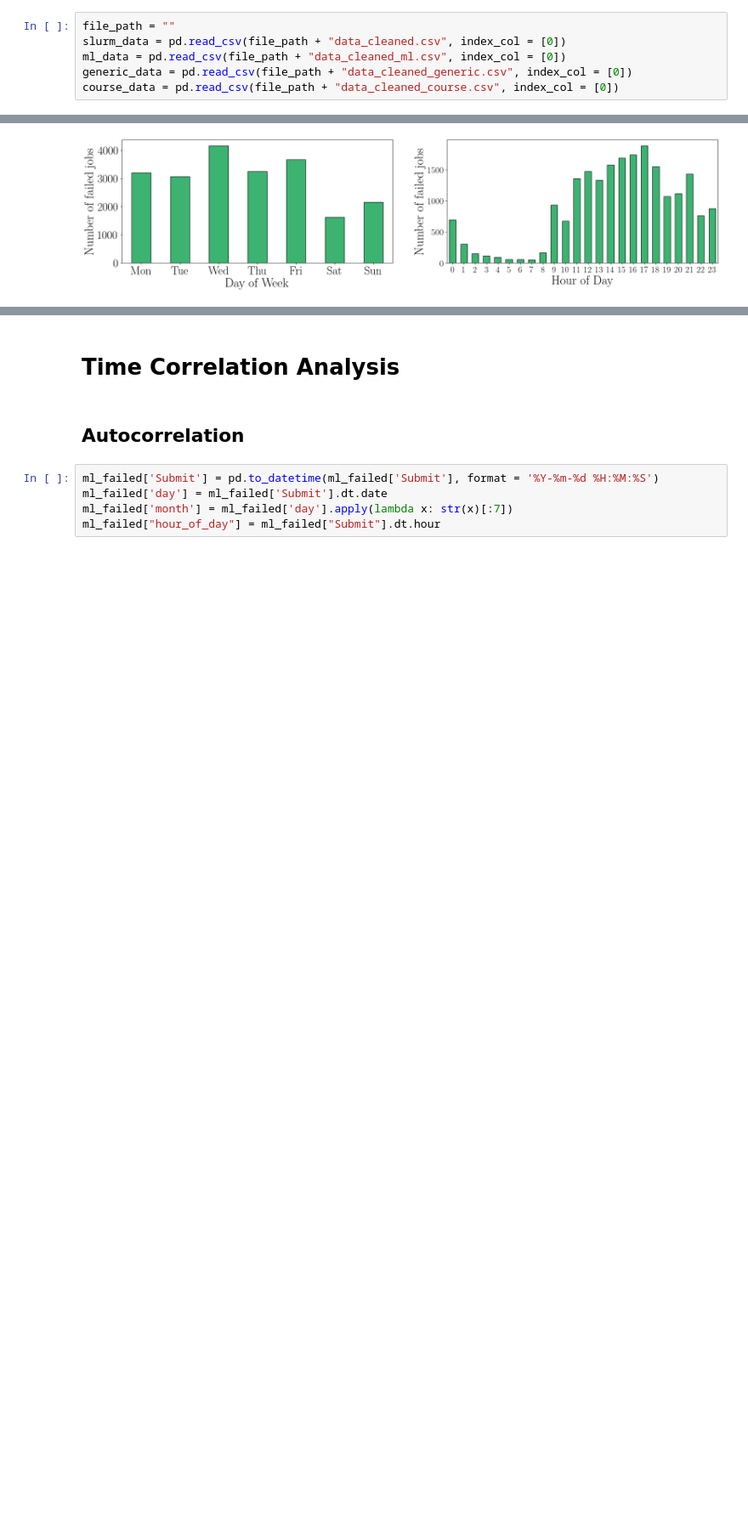
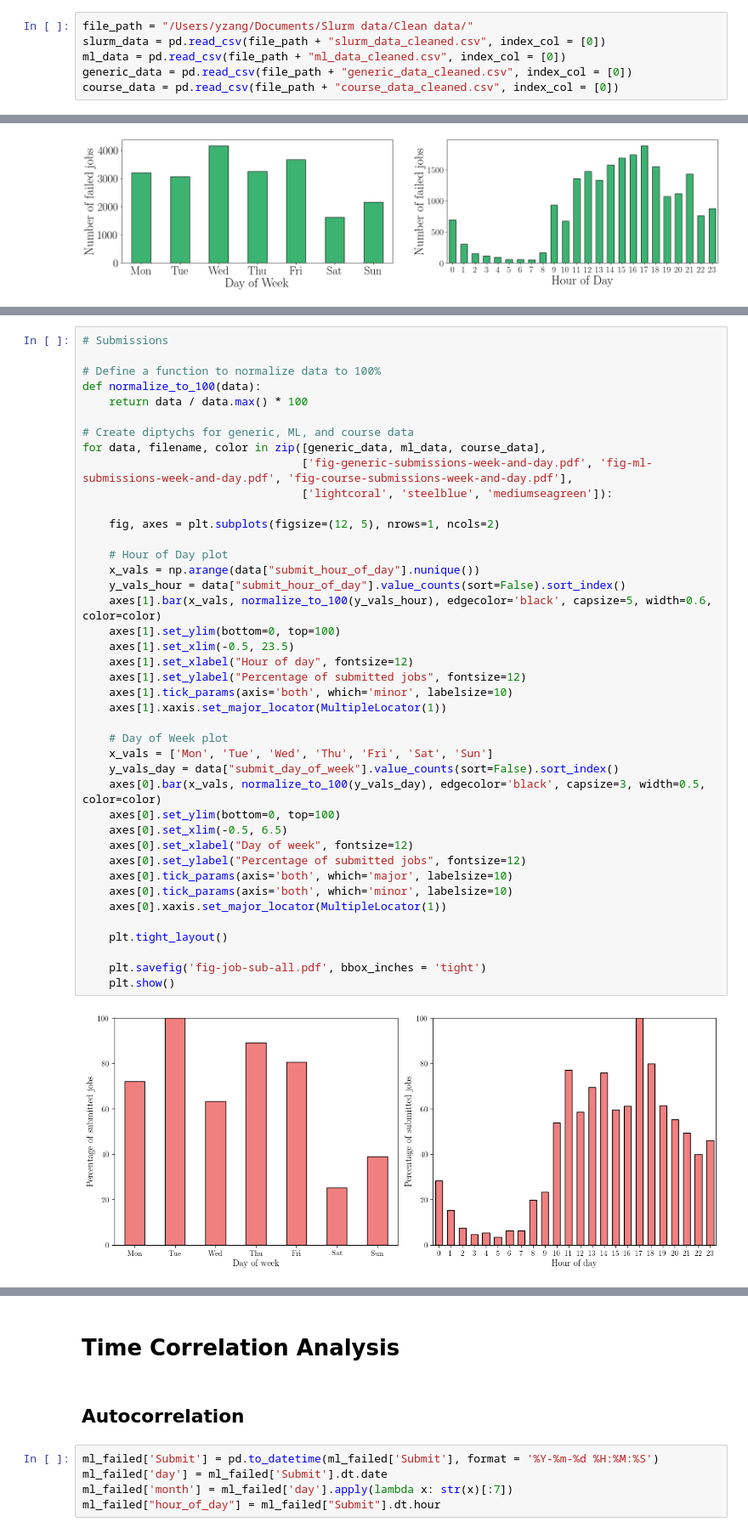
Before and after one commit to yyzangg/honours-programme-project, a Jupyter notebook: job_analysis/job_analysis_basic.ipynb, the cells around one changed output, grey strips where cells are left out. Shown at 85% size. Saved outputs shown, nothing was run; the diff lists cells and outputs as text; blank space fills up the shorter version.

```diff
--- a/job_analysis/job_analysis_basic.ipynb
+++ b/job_analysis/job_analysis_basic.ipynb
@@ -20,11 +20,11 @@ import statsmodels.api as sm
 plt.rcParams['text.usetex'] = True
 plt.rcParams['font.family'] = 'libertine'
 # %%
-file_path = ""
-slurm_data = pd.read_csv(file_path + "data_cleaned.csv", index_col = [0])
-ml_data = pd.read_csv(file_path + "data_cleaned_ml.csv", index_col = [0])
-generic_data = pd.read_csv(file_path + "data_cleaned_generic.csv", index_col = [0])
-course_data = pd.read_csv(file_path + "data_cleaned_course.csv", index_col = [0])
+file_path = "/Users/yzang/Documents/Slurm data/Clean data/"
+slurm_data = pd.read_csv(file_path + "slurm_data_cleaned.csv", index_col = [0])
+ml_data = pd.read_csv(file_path + "ml_data_cleaned.csv", index_col = [0])
+generic_data = pd.read_csv(file_path + "generic_data_cleaned.csv", index_col = [0])
+course_data = pd.read_csv(file_path + "course_data_cleaned.csv", index_col = [0])
 # %%
 column_headers = list(slurm_data.columns.values)
 print("The Column Header :", column_headers)
@@ -880,0 +883,43 @@ fig.savefig('fig-cs-failures-week-and-day.pdf', bbox_inches = 'tight')
+# %%
+# Submissions
+
+# Define a function to normalize data to 100%
+def normalize_to_100(data):
+    return data / data.max() * 100
+
+# Create diptychs for generic, ML, and course data
+for data, filename, color in zip([generic_data, ml_data, course_data],
+                                 ['fig-generic-submissions-week-and-day.pdf', 'fig-ml-submissions-week-and-day.pdf', 'fig-course-submissions-week-and-day.pdf'],
+                                 ['lightcoral', 'steelblue', 'mediumseagreen']):
+
+    fig, axes = plt.subplots(figsize=(12, 5), nrows=1, ncols=2)
+
+    # Hour of Day plot
+    x_vals = np.arange(data["submit_hour_of_day"].nunique())
+    y_vals_hour = data["submit_hour_of_day"].value_counts(sort=False).sort_index()
+    axes[1].bar(x_vals, normalize_to_100(y_vals_hour), edgecolor='black', capsize=5, width=0.6, color=color)
+    axes[1].set_ylim(bottom=0, top=100)
+    axes[1].set_xlim(-0.5, 23.5)
+    axes[1].set_xlabel("Hour of day", fontsize=12)
+    axes[1].set_ylabel("Percentage of submitted jobs", fontsize=12)
+    axes[1].tick_params(axis='both', which='minor', labelsize=10)
+    axes[1].xaxis.set_major_locator(MultipleLocator(1))
+
+    # Day of Week plot
+    x_vals = ['Mon', 'Tue', 'Wed', 'Thu', 'Fri', 'Sat', 'Sun']
+    y_vals_day = data["submit_day_of_week"].value_counts(sort=False).sort_index()
+    axes[0].bar(x_vals, normalize_to_100(y_vals_day), edgecolor='black', capsize=3, width=0.5, color=color)
+    axes[0].set_ylim(bottom=0, top=100)
+    axes[0].set_xlim(-0.5, 6.5)
+    axes[0].set_xlabel("Day of week", fontsize=12)
+    axes[0].set_ylabel("Percentage of submitted jobs", fontsize=12)
+    axes[0].tick_params(axis='both', which='major', labelsize=10)
+    axes[0].tick_params(axis='both', which='minor', labelsize=10)
+    axes[0].xaxis.set_major_locator(MultipleLocator(1))
+
+    plt.tight_layout()
+
+    plt.savefig('fig-job-sub-all.pdf', bbox_inches = 'tight')
+    plt.show()
+# %% [output]
+[figure, added]
```
Also changed, not shown: parts of 5 cells of this notebook, 1 other file.
